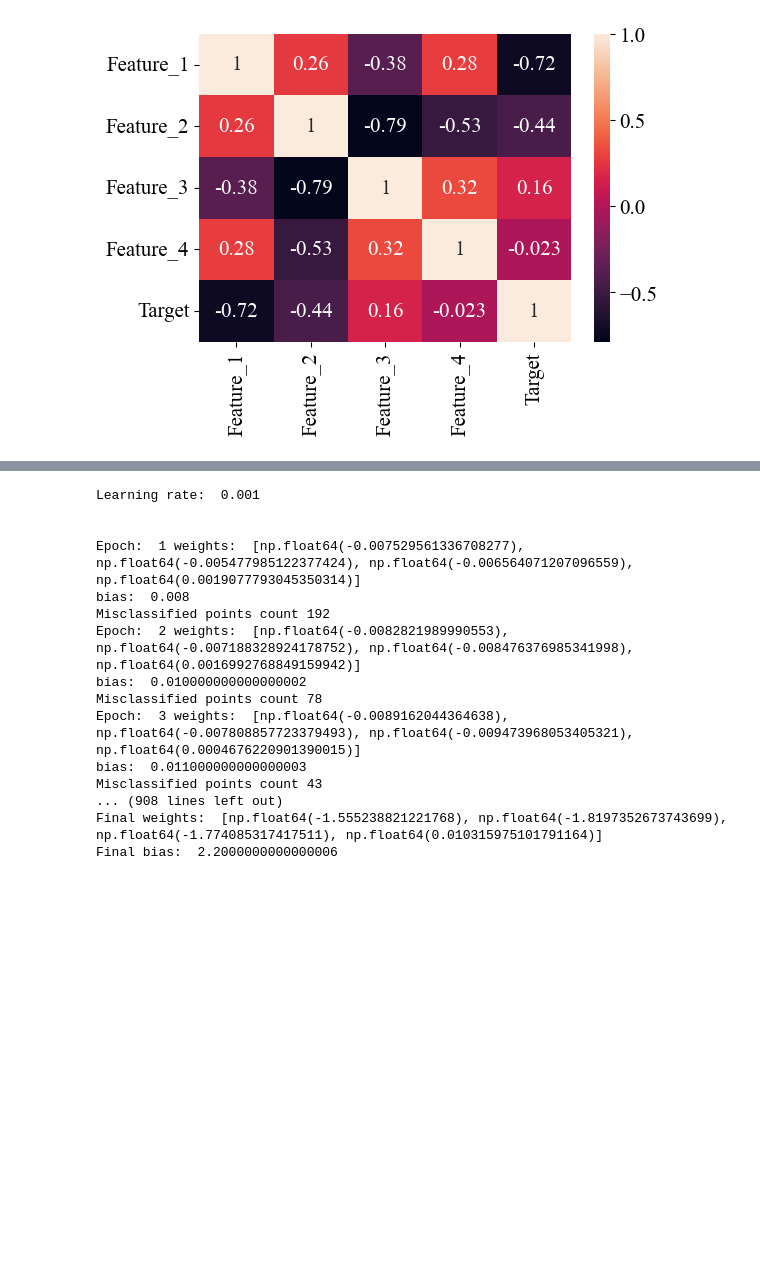
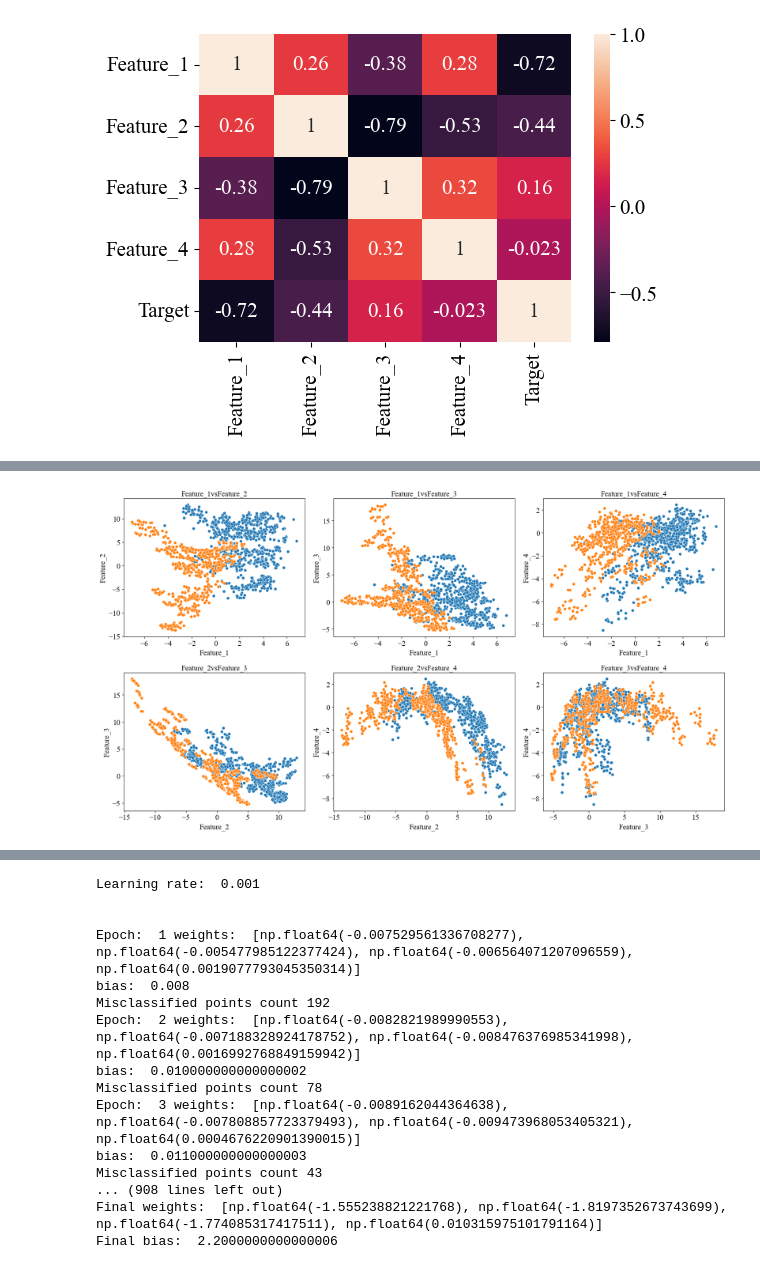
Before and after one commit to Mohula-Prasath/Deep_learning_lab, a Jupyter notebook: lab-1/lab1.ipynb, the cells around one changed output, grey strips where cells are left out. Saved outputs shown, nothing was run; the diff lists cells and outputs as text; code cells hidden in the pictures; blank space fills up the shorter version.

```diff
--- a/lab-1/lab1.ipynb
+++ b/lab-1/lab1.ipynb
@@ -116,4 +104,0 @@ l1=l.copy()
-# %%
-for i in range(len(l1)):
-    for j in range(i+1,len(l1)):
-        scatterplot(l1[i],l1[j],i,j)
@@ -140,3 +104,0 @@ def boxplot(feature,i):
-# %%
-for i in range(len(l)):
-  boxplot(l[i],i)
@@ -147,0 +105,16 @@ for i in range(len(l)):
+# %%
+fig,axes=plt.subplots(2,3,figsize=(18,10))
+
+k=0
+for i in range(len(l)):
+    for j in range(i+1,len(l)):
+        ax=axes[k//3][k%3]
+        sns.scatterplot(x=l[i],y=l[j],data=df,hue="Target",ax=ax,legend=False)
+        ax.set_title(f"{l[i]}vs{l[j]}")
+        k+=1
+
+plt.tight_layout()
+plt.savefig("plots/all_scatterplots.eps",format="eps",dpi=600,bbox_inches="tight")
+plt.show()
+# %% [output]
+[figure, added]
```
Also changed, not shown: parts of 12 cells of this notebook, 39 other files.
